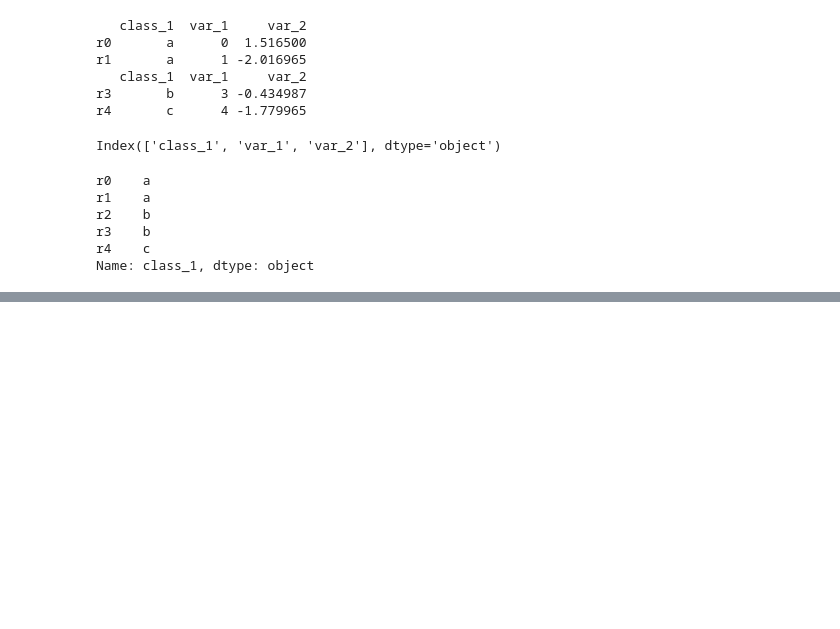
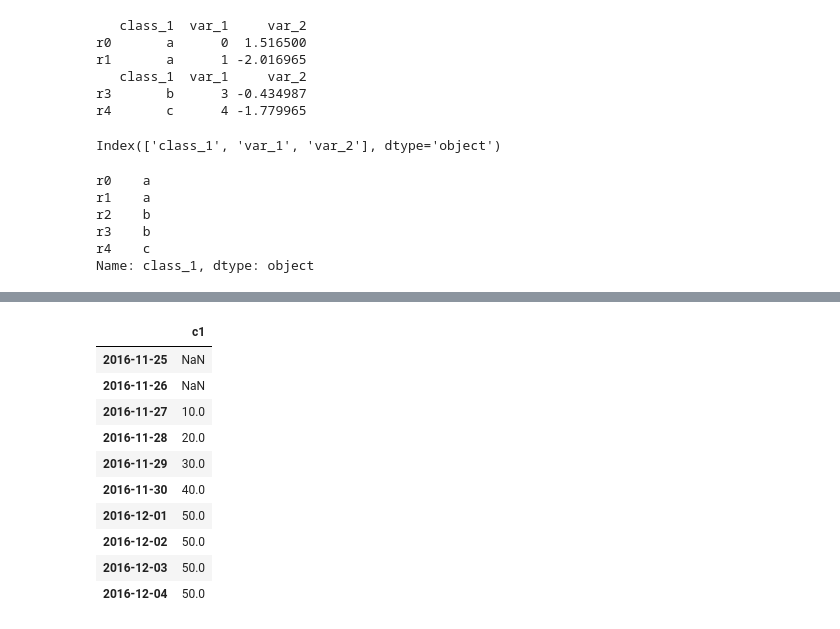
Before and after one commit to wanjuson/analyst_engineer, a Jupyter notebook: Py_Rfriend01.ipynb, the cells around one changed output, grey strips where cells are left out. Drawn from its saved outputs; the diff is of its cells as text; code cells hidden in the pictures; blank space fills up the shorter version.

```diff
--- a/Py_Rfriend01.ipynb
+++ b/Py_Rfriend01.ipynb
@@ -251,0 +352,16 @@ Name: class_1, dtype: object
+# %%
+# (2-2) 시계열 데이터 reindex 과정에서 생긴 결측값 채우기 : method='ffill', 'bfill'
+#          (fill in missing value of TimeSeries Data)
+df_2.reindex(date_idx_2, method='ffill') # forward-propagation
+# %% [output]
+|  | c1 |
+| 2016-11-25 | NaN |
+| 2016-11-26 | NaN |
+| 2016-11-27 | 10.0 |
+| 2016-11-28 | 20.0 |
+| 2016-11-29 | 30.0 |
+| 2016-11-30 | 40.0 |
+| 2016-12-01 | 50.0 |
+| 2016-12-02 | 50.0 |
+| 2016-12-03 | 50.0 |
+| 2016-12-04 | 50.0 |
```
Also changed, not shown: parts of 12 cells of this notebook.
